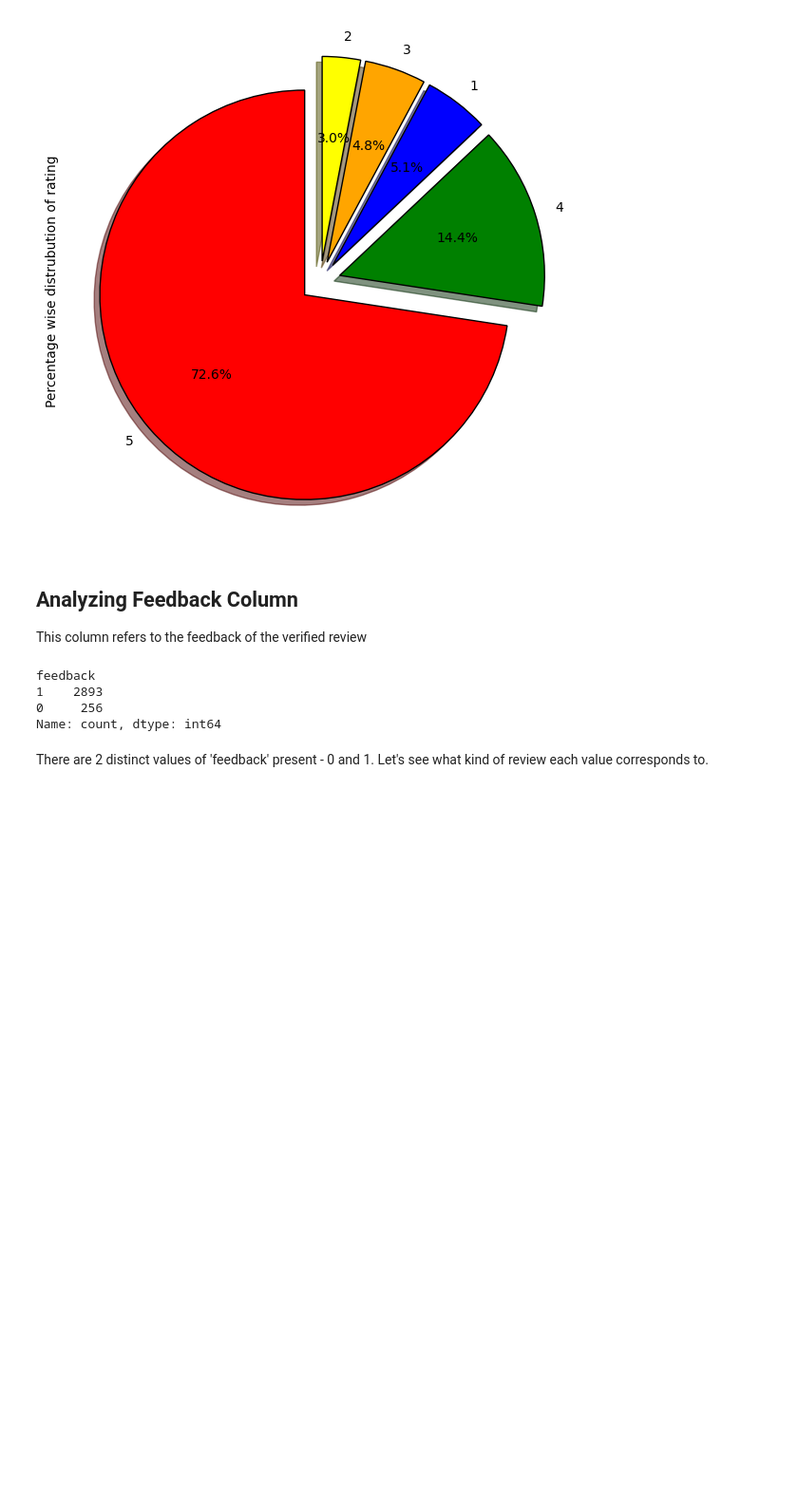
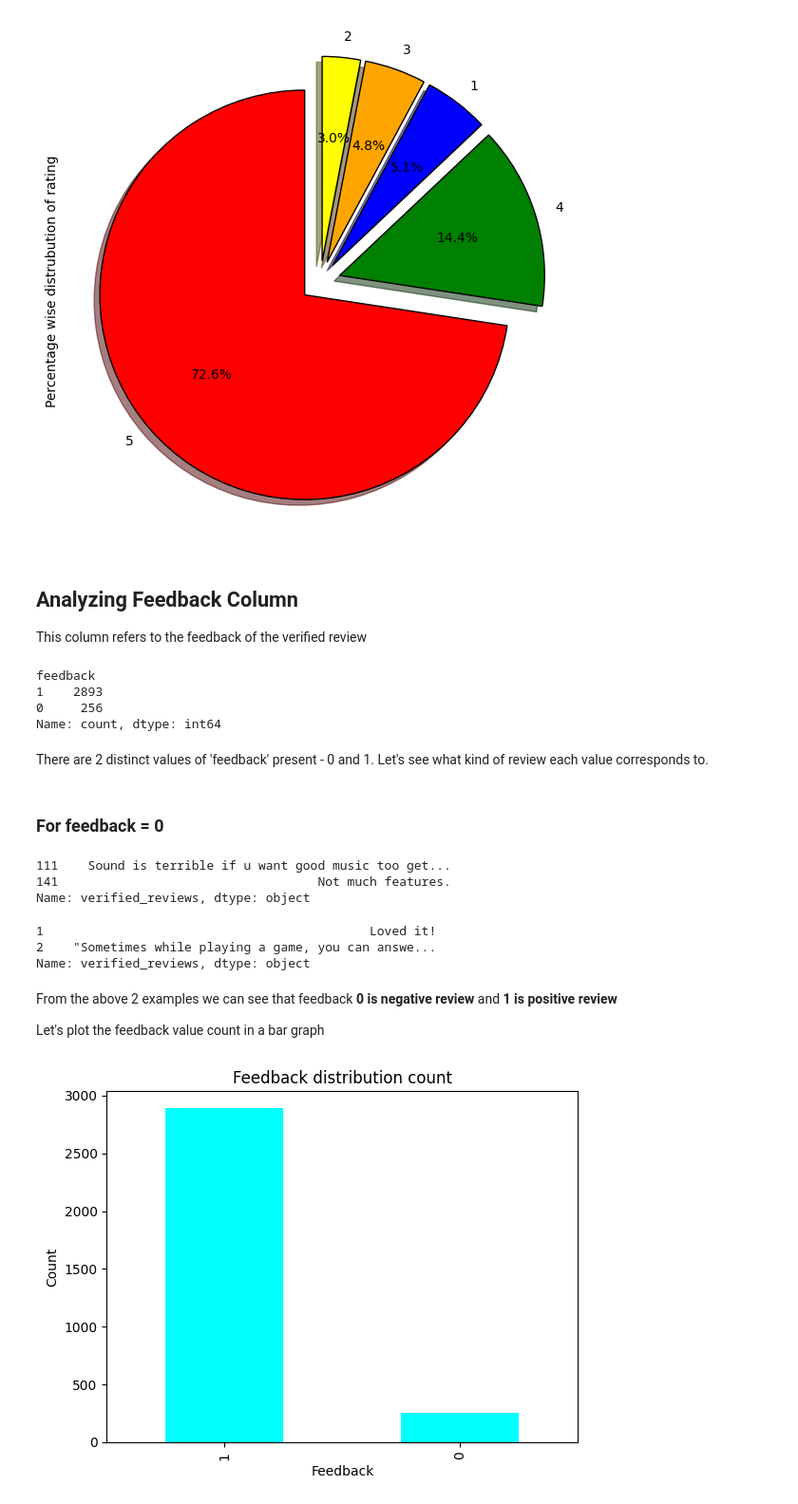
Before and after one commit to VelvetDragon/Sentiment-Analysis-Amazon-Reviews, a Jupyter notebook: Sentiment Analysis Data Exploration and Modelling.ipynb, the cells around one changed output. Shown at 95% size. Cells and saved outputs as stored; diff of their text form; code cells hidden in the pictures; blank space fills up the shorter version.

```diff
--- a/Sentiment Analysis Data Exploration and Modelling.ipynb
+++ b/Sentiment Analysis Data Exploration and Modelling.ipynb
@@ -171,3 +171,37 @@ feedback
 Name: count, dtype: int64
 # %% [markdown]
 There are 2 distinct values of 'feedback' present - 0 and 1. Let's see what kind of review each value corresponds to.
+# %% [markdown]
+ ### For feedback = 0
+# %%
+#Extracting some 'verified_reviews' value for one record with feedback = 0
+
+review_0 = amazon_data[amazon_data['feedback'] == 0].iloc[1:3]['verified_reviews']
+review_0
+# %% [output]
+111    Sound is terrible if u want good music too get...
+141                                   Not much features.
+Name: verified_reviews, dtype: object
+# %%
+#Extracting some 'verified_reviews' value for one record with feedback = 0
+
+review_1 = amazon_data[amazon_data['feedback'] == 1].iloc[1:3]['verified_reviews']
+review_1
+# %% [output]
+1                                            Loved it!
+2    "Sometimes while playing a game, you can answe...
+Name: verified_reviews, dtype: object
+# %% [markdown]
+From the above 2 examples we can see that feedback __0 is negative review__ and __1 is positive review__
+
+Let's plot the feedback value count in a bar graph
+# %%
+#Bar graph to visualize the total counts of each feedback
+
+amazon_data['feedback'].value_counts().plot.bar(color = 'cyan')
+plt.title('Feedback distribution count')
+plt.xlabel('Feedback')
+plt.ylabel('Count')
+plt.show()
+# %% [output]
+[figure, added]
```
Also changed, not shown: parts of 31 cells of this notebook.
